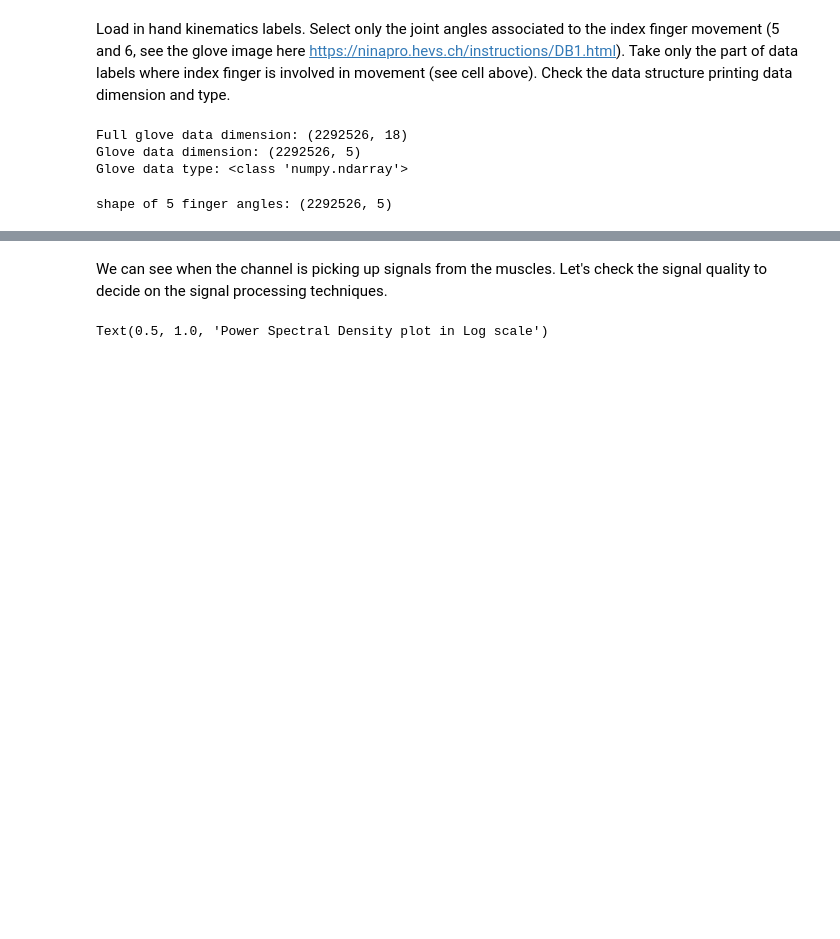
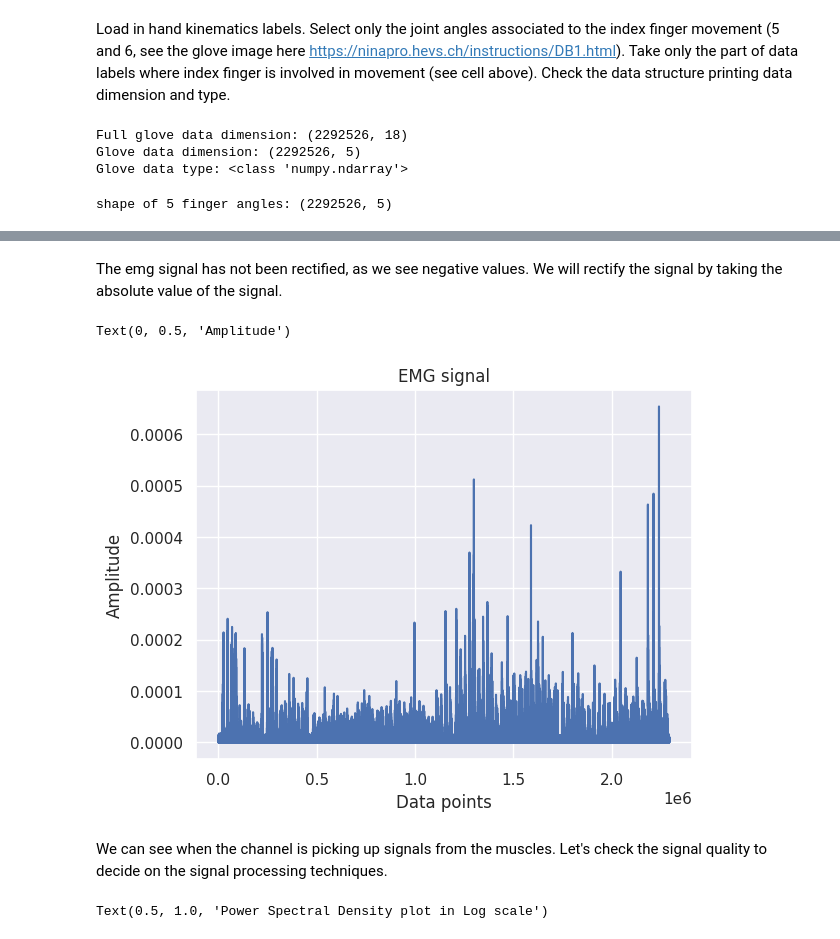
Before and after one commit to loufourneaux/project_2_nssp, a Jupyter notebook: Exercise_12_regression_solution_2024.ipynb, the cells around one changed output, grey strips where cells are left out. Saved outputs shown, nothing was run; the diff lists cells and outputs as text; code cells hidden in the pictures; blank space fills up the shorter version.

```diff
--- a/Exercise_12_regression_solution_2024.ipynb
+++ b/Exercise_12_regression_solution_2024.ipynb
@@ -87,0 +88,2 @@ Text(0, 0.5, 'Amplitude')
+# %% [markdown]
+The emg signal has not been rectified, as we see negative values. We will rectify the signal by taking the absolute value of the signal.
@@ -88,3 +92,14 @@ Text(0, 0.5, 'Amplitude')
+# %%
+# Plot an EMG channel to get a sense of the data
+plt.close("all")
+fig, ax = plt.subplots()
+ax.plot(emg_data[:, 4])
+ax.set_title("EMG signal")
+ax.set_xlabel("Data points")
+ax.set_ylabel("Amplitude")
+# %% [output]
+Text(0, 0.5, 'Amplitude')
+[figure, added]
 # %% [markdown]
 We can see when the channel is picking up signals from the muscles. Let's check the signal quality to decide on the signal processing techniques.
 # %%
```
Also changed, not shown: parts of 22 cells of this notebook.
